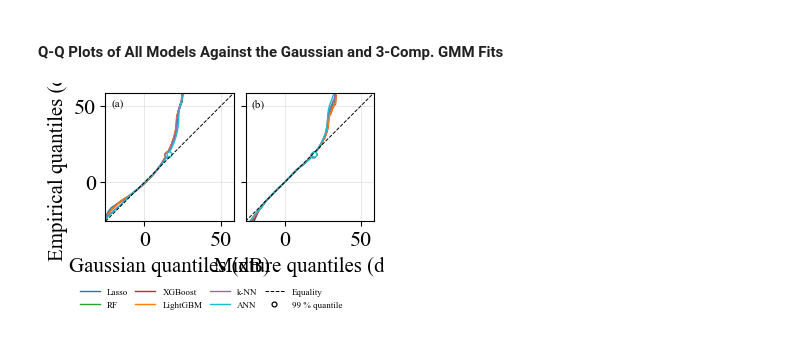
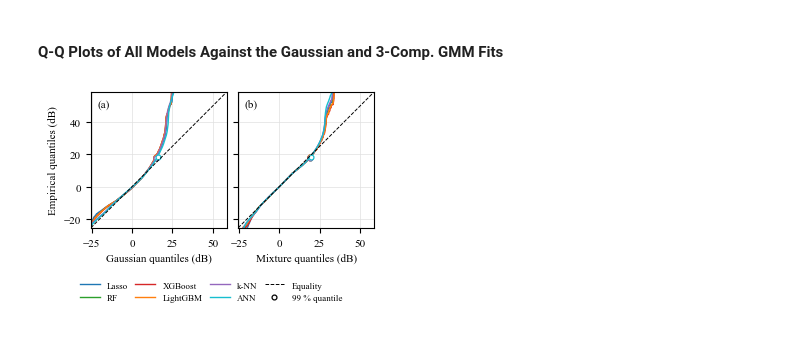
Before and after one commit to nahshonmokua/LoRaWAN-IndoorPathLossModeling-ML, a Jupyter notebook: 08_SHADOW FADING ANALYSIS.ipynb, the cells around one changed output. Drawn from its saved outputs; the diff is of its cells as text; code cells hidden in the pictures.

Commit message:
08: the Q-Q figure cell starts from the matplotlib defaults
The earlier cells of the notebook set large global font sizes, which the figure cell inherited: oversized tick and axis labels, overlapping x labels and a clipped y label. The cell now resets matplotlib to its defaults first. Re-run; every printed number is unchanged.

```diff
--- a/08_SHADOW FADING ANALYSIS.ipynb
+++ b/08_SHADOW FADING ANALYSIS.ipynb
@@ -1135,6 +1135,7 @@ plt.show()
 # %%
 # Quantile-quantile plots of the out-of-fold residuals of the six static models against the fitted Gaussian and the
 # fitted three-component mixture, one panel each at column width with one legend below; the 99 % quantile is marked.
+plt.rcdefaults()                                   # the earlier cells of this notebook enlarge the fonts
 plt.rcParams.update({"font.family": "serif", "font.serif": ["Times New Roman", "DejaVu Serif"], "font.size": 8})
 PAPER_NAME = {"MLR": "Lasso", "RF": "RF", "XGB": "XGBoost", "LGBM": "LightGBM", "KNN": "k-NN", "ANN": "ANN"}
 PAPER_COLOUR = {"MLR": "#1f77b4", "RF": "#2ca02c", "XGB": "#d62728", "LGBM": "#ff7f0e", "KNN": "#9467bd", "ANN": "#17becf"}
@@ -1154,31 +1155,31 @@ lim = (lo - pad, hi + pad)
 fig, axes = plt.subplots(1, 2, figsize=(3.5, 2.1), sharey=True)
 for m in PANEL_ORDER:
     state = analysis_by_model[m]
     res, q_emp, p = state["res"], state["sorted_residuals"], state["probabilities"]
     n = len(q_emp)
     idx = np.unique(np.concatenate([np.arange(0, n, 100), np.arange(0, 2000), np.arange(n - 2000, n)]))   # every 100th order statistic in the body, every one in the tails
     q_gauss = state["normal_dist"].ppf(p[idx])
     q_gmm = gmm_ppf(p[idx], state["gmm_models_by_component"][3], res)
     axes[0].plot(q_gauss, q_emp[idx], color=PAPER_COLOUR[m], lw=1.0, label=PAPER_NAME[m], rasterized=True)
     axes[1].plot(q_gmm, q_emp[idx], color=PAPER_COLOUR[m], lw=1.0, rasterized=True)
     q99 = np.quantile(res, 0.99)
     axes[0].plot(state["normal_dist"].ppf(0.99), q99, marker="o", ms=3.5, mfc="white", mec=PAPER_COLOUR[m], mew=0.9, ls="None")
     axes[1].plot(gmm_ppf(0.99, state["gmm_models_by_component"][3], res), q99, marker="o", ms=3.5, mfc="white", mec=PAPER_COLOUR[m], mew=0.9, ls="None")
 for ax, xlabel, tag in zip(axes, ("Gaussian quantiles (dB)", "Mixture quantiles (dB)"), ("(a)", "(b)")):
     ax.plot(lim, lim, color="black", ls="--", lw=0.7, label="Equality" if tag == "(a)" else None)
     ax.set_xlim(lim)
     ax.set_ylim(lim)
     ax.set_aspect("equal", adjustable="box")
     ax.set_xlabel(xlabel)
     ax.grid(color="0.88", lw=0.5)
     ax.set_axisbelow(True)
     ax.text(0.05, 0.95, tag, transform=ax.transAxes, ha="left", va="top")
 axes[0].plot([], [], marker="o", ms=3.5, mfc="white", mec="black", mew=0.9, ls="None", label="99 % quantile")
 axes[0].set_ylabel("Empirical quantiles (dB)")
 fig.tight_layout(w_pad=0.6)
 fig.legend(frameon=False, fontsize=6.5, ncol=4, loc="upper center", bbox_to_anchor=(0.5, 0.0), handlelength=2.2, columnspacing=0.8)
 os.makedirs("Figures", exist_ok=True)
 fig.savefig("Figures/residual_qq_gaussian_mixture.png", dpi=600, bbox_inches="tight")
 plt.show()
 # %% [output]
-[figure, old version]
+[figure, new version]
```
